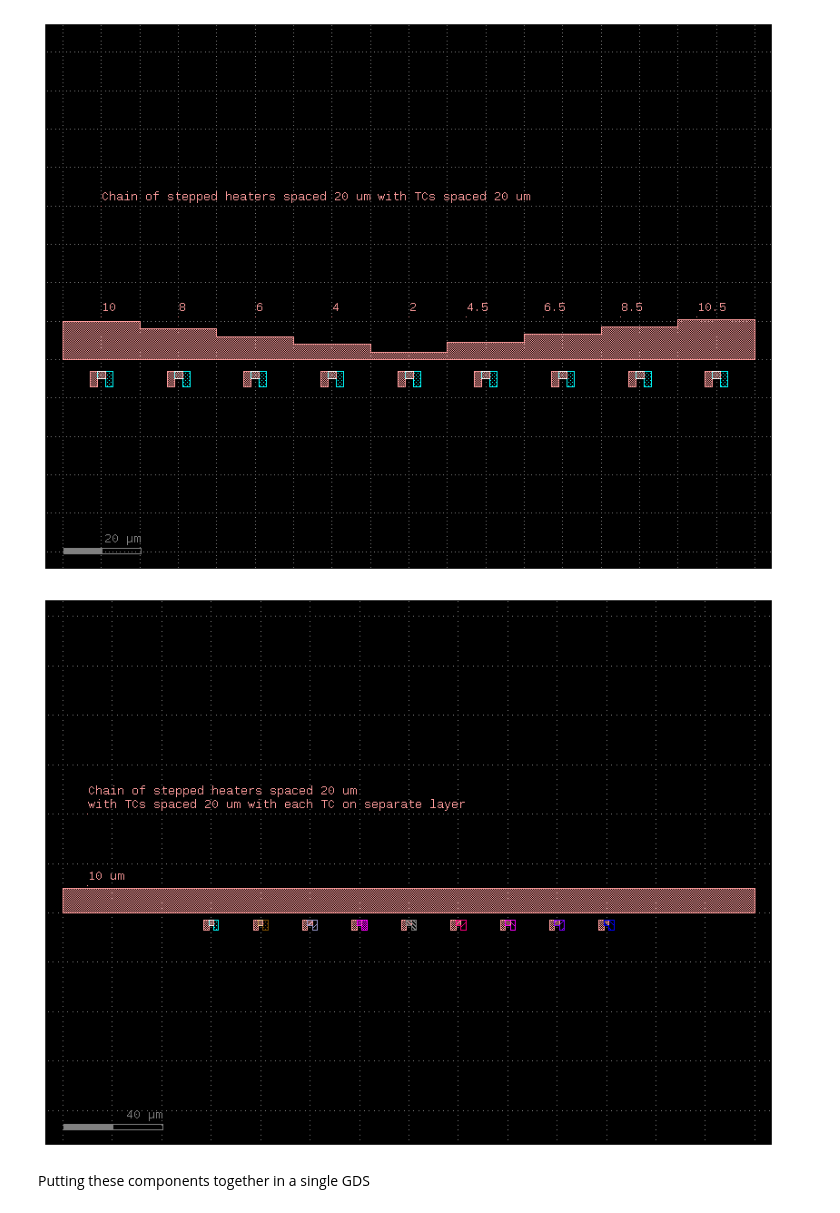
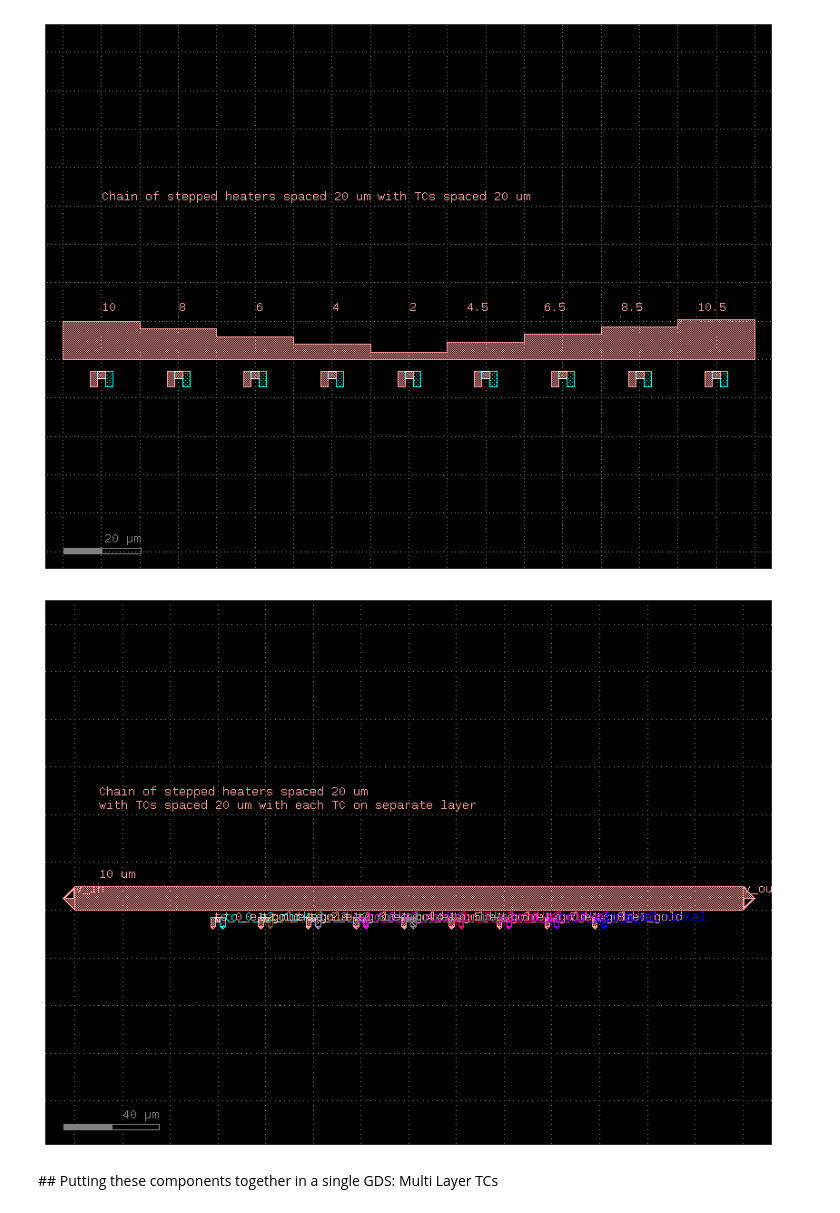
Before and after one commit to CiaranBarron/TFTCArray, a Jupyter notebook: AuNi_TFTC_Example.ipynb, the cells around one changed output. Saved outputs shown, nothing was run; the diff lists cells and outputs as text; code cells hidden in the pictures.

```diff
--- a/AuNi_TFTC_Example.ipynb
+++ b/AuNi_TFTC_Example.ipynb
@@ -168,6 +168,8 @@ def thermocouple_junction(
     layer_bottom: gf.typings.LayerSpec = (1, 0), # Au Bottom Layer
     layer_top: gf.typings.LayerSpec = (2, 0),    # Ni Top Layer
     text = True,
+    offset_leg_l1 = 0,
+    offset_leg_l2 = 0
 ) -> gf.Component:
     """Returns a scalable chiral thermocouple junction.
 
@@ -178,17 +180,22 @@ def thermocouple_junction(
 
     # 1. Generate parameterized coordinates based on 'w'
     coords_layer1 = [
-        (0.0, 0.0),
+        (0.0, 0.0 - offset_leg_l1),
         (0.0, 2 * w),
         (2 * w, 2 * w),
         (2 * w, w),
         (w, w),
-        (w, 0.0),
+        (w, 0.0 - offset_leg_l1),
+
     ]
 
     # Mirror horizontally and shift by 3*w to sit the chiral edge perfectly
     # on the original (2*w, w) -> (w, w) segment.
     coords_layer2 = [(-x + 3 * w, y) for x, y in coords_layer1]
+    # Adding offset on the legs for layer 2.
+    # have to add offset l1 back because its copied from coords_layer1!!!!
+    coords_layer2[0] = (coords_layer2[0][0], coords_layer2[0][1] - offset_leg_l2 + offset_leg_l1)
+    coords_layer2[-1] = (coords_layer2[-1][0], coords_layer2[-1][1] - offset_leg_l2 + offset_leg_l1)
 
     # 2. Add Polygons
     c.add_polygon(coords_layer1, layer=layer_bottom)
@@ -208,7 +215,7 @@ def thermocouple_junction(
     # 4. Add Electrical Ports for easy track routing
     c.add_port(
         name="e1_gold",
-        center=(0.5 * w, 0.0),
+        center=(0.5 * w, 0.0 - offset_leg_l1),
         width=w,
         orientation=270,
         layer=layer_bottom,
@@ -217,7 +224,7 @@ def thermocouple_junction(
 
     c.add_port(
         name="e2_nickel",
-        center=(2.5 * w, 0.0),
+        center=(2.5 * w, 0.0 - offset_leg_l2),
         width=w,
         orientation=270,
         layer=layer_top,
@@ -370,35 +377,58 @@ gf.clear_cache()
 
 # blank component
 single_heater = gf.Component("Single_Heater")
 
 # 2. Define the original right-angled coordinates of the heater (Layer 1: Au layer)
 coords_layer1 = [
     (0.0, 0.0),
     (0.0, 10.0),
     (280.0, 10.0),
     (280, 0),
     (0, 0)
 ]
 
 # Add poolygons to layers
 p1 = single_heater.add_polygon(coords_layer1, layer=(1, 0))
 
+# 10 um port either side
+single_heater.add_port(name="v_in",
+    center=(0.0, 5),
+    width=10,
+    orientation=180,
+    layer=(1,0),
+    port_type="electrical"
+)
+
+single_heater.add_port(name="v_out",
+    center=(280, 5),
+    width=10,
+    orientation=0,
+    layer=(1,0),
+    port_type="electrical"
+)
+
 # Spacing centers of TCs by 20 um
 for i in range(9):
     tc = thermocouple_junction(w=2, layer_top = (i+2,0), text=False)
     tc_ref = single_heater << tc
     tc_ref.center = (60 + 20 *i, -5)
+
+    # Inherit TC ports. This is important!!
+    single_heater.add_ports(tc_ref.ports, prefix=f"tc_{i}_")
+
+    # referenced as single_heater.ports["tc_0_e1_gold"] etc.
 
 single_heater.add_label(text="10 um", position = (10, 11), layer = (0,0))
 
 descriptor = "Chain of stepped heaters spaced 20 um\nwith TCs spaced 20 um with each TC on separate layer"
 single_heater.add_label(text=descriptor, position = (10, 40), layer = (0,0))
 
 single_heater.write_gds("sample_multi_layer_TCs.gds")
+single_heater.draw_ports()
 single_heater.plot()
 # %% [output]
-[figure, old version]
+[figure, new version]
 # %% [markdown]
-Putting these components together in a single GDS
+## Putting these components together in a single GDS: Multi Layer TCs
 # %%
 gf.clear_cache()
```
Also changed, not shown: parts of 4 cells of this notebook, 3 other files.
